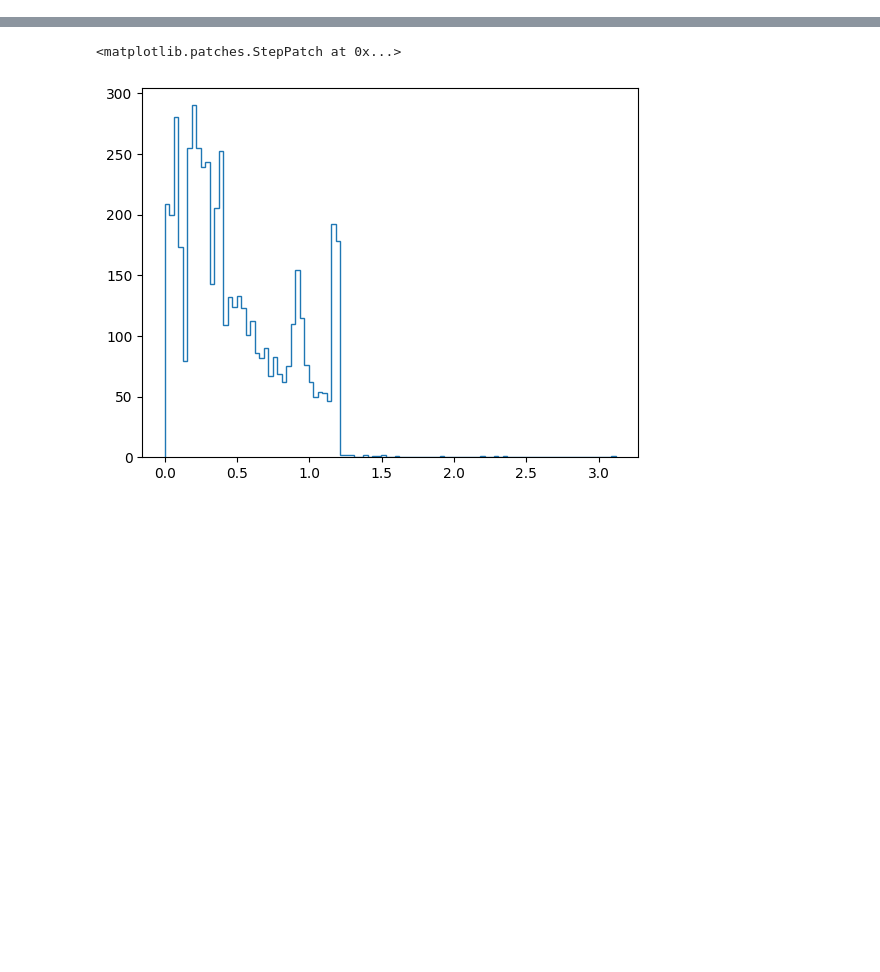
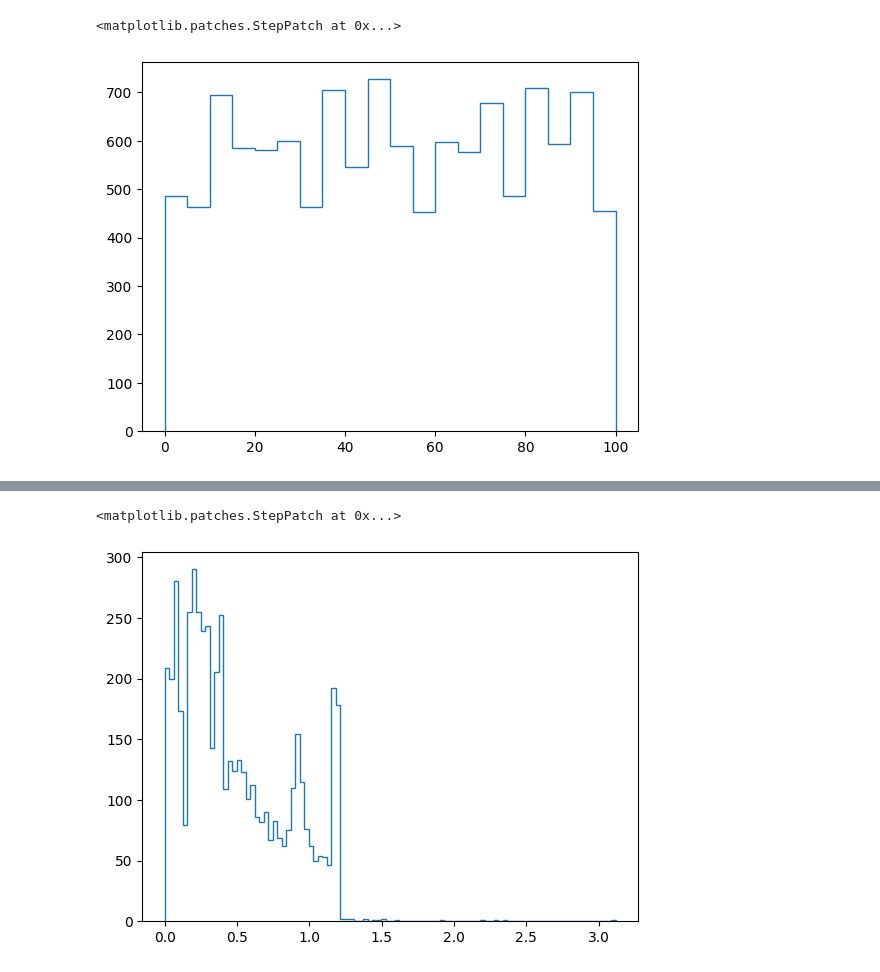
Before and after one commit to GeorgSommerer/bsc_thesis_pGRiNS, a Jupyter notebook: pgrins_cluster_explore.ipynb, the cells around one changed output, grey strips where cells are left out. Drawn from its saved outputs; the diff is of its cells as text; code cells hidden in the pictures; blank space fills up the shorter version.

```diff
--- a/pgrins_cluster_explore.ipynb
+++ b/pgrins_cluster_explore.ipynb
@@ -43,0 +94,6 @@ plt.hist(a.uns["clustering_results"]["scores"])
+# %%
+ic_hist = np.histogram(gene_merged[grins_data.var_names[i]],bins=bin_size,range=(0,100))
+plt.stairs(*ic_hist)
+# %% [output]
+<matplotlib.patches.StepPatch at 0x...>
+[figure, added]
```
Also changed, not shown: parts of 17 cells of this notebook, 12 other files.
